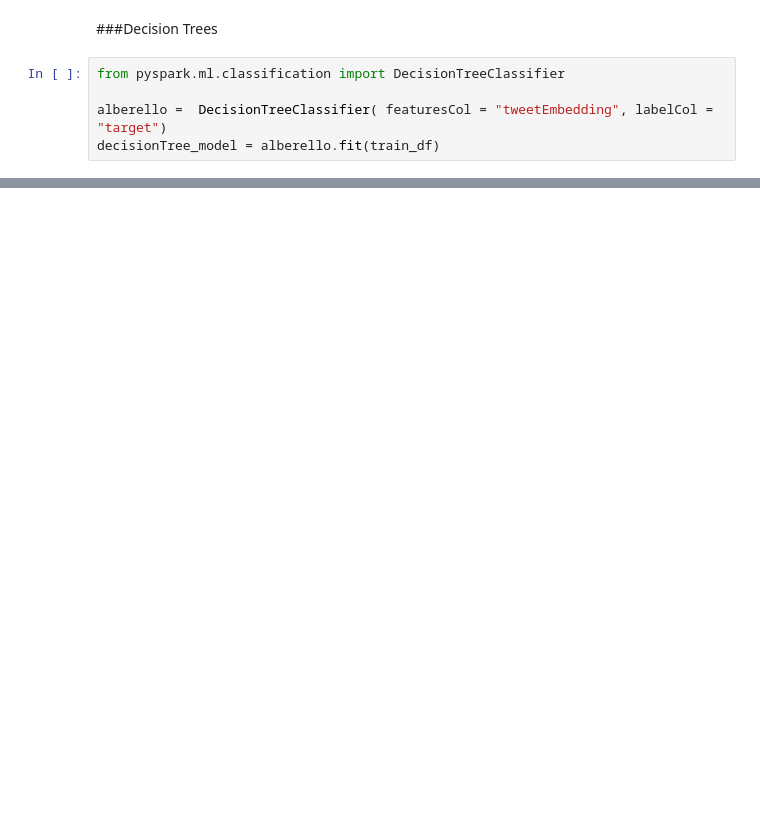
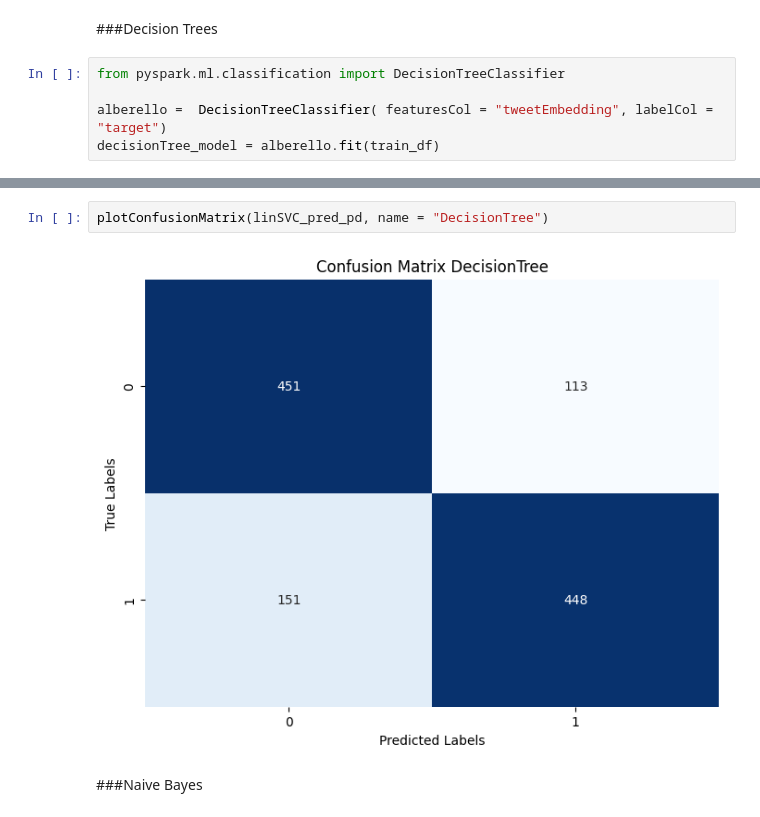
Before and after one commit to THESHADOW2030/tweetsDisaster, a Jupyter notebook: bigDataProject_DisasterClassification.ipynb, the cells around one changed output, grey strips where cells are left out. Saved outputs shown, nothing was run; the diff lists cells and outputs as text; blank space fills up the shorter version.

```diff
--- a/bigDataProject_DisasterClassification.ipynb
+++ b/bigDataProject_DisasterClassification.ipynb
@@ -500,0 +567,6 @@ evaluator.evaluate(decisionTree_pred)
+# %%
+plotConfusionMatrix(linSVC_pred_pd, name = "DecisionTree")
+# %% [output]
+[figure, added]
+# %% [markdown]
+###Naive Bayes
```
Also changed, not shown: parts of 49 cells of this notebook.
